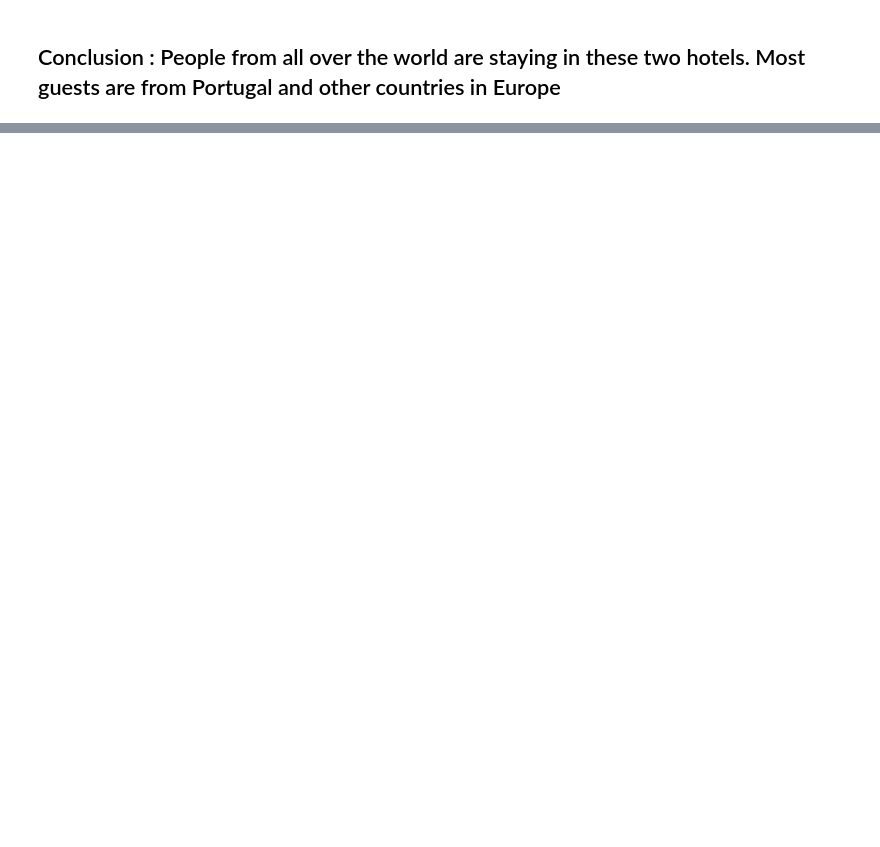
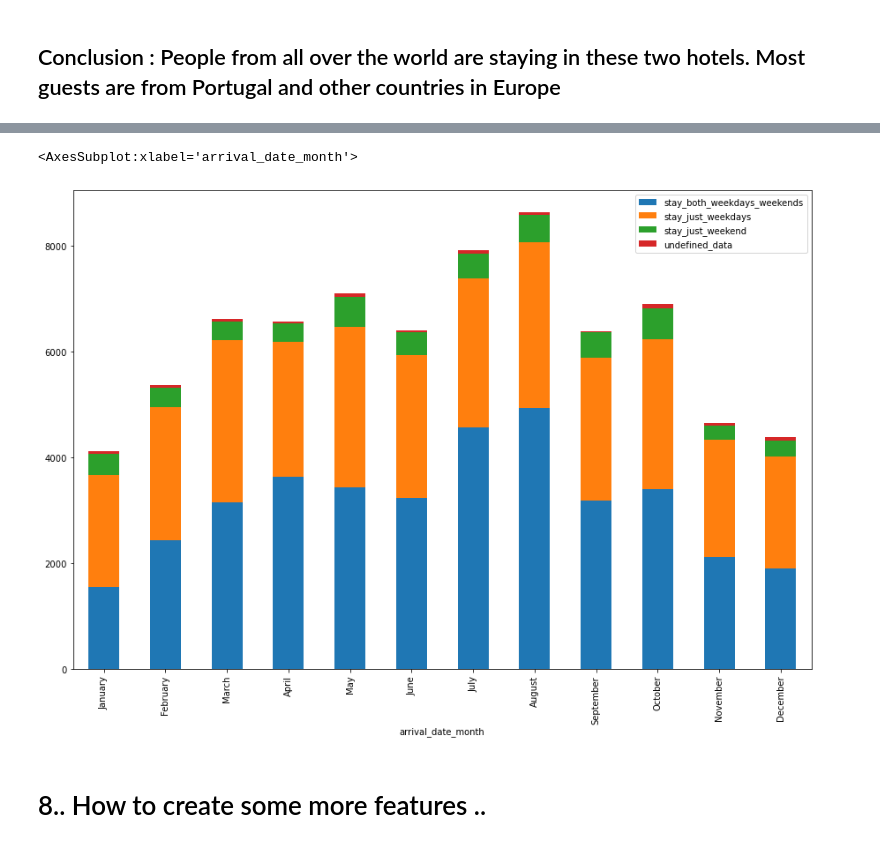
Before and after one commit to CountryCousin/Predict-status-of-Hotel-Booking, a Jupyter notebook: hotel booking.ipynb, the cells around one changed output, grey strips where cells are left out. Saved outputs shown, nothing was run; the diff lists cells and outputs as text; code cells hidden in the pictures; blank space fills up the shorter version.

```diff
--- a/hotel booking.ipynb
+++ b/hotel booking.ipynb
@@ -208,0 +458,2 @@ map_guest.show()
+# %%
+data2=sd.Sort_Dataframeby_Month(data2,'arrival_date_month')
@@ -208,0 +480,6 @@ map_guest.show()
+# %%
+group_data=data2.groupby(['arrival_date_month','weekend_or_weekday']).size().unstack().reset_index()
+# %%
+sorted_data=sd.Sort_Dataframeby_Month(group_data,'arrival_date_month')
+# %%
+sorted_data.set_index('arrival_date_month',inplace=True)
@@ -208,0 +503,7 @@ map_guest.show()
+# %%
+sorted_data.plot(kind='bar',stacked=True,figsize=(15,10))
+# %% [output]
+<AxesSubplot:xlabel='arrival_date_month'>
+[figure, added]
+# %% [markdown]
+# 8.. How to create some more features ..
```
Also changed, not shown: parts of 111 cells of this notebook.
